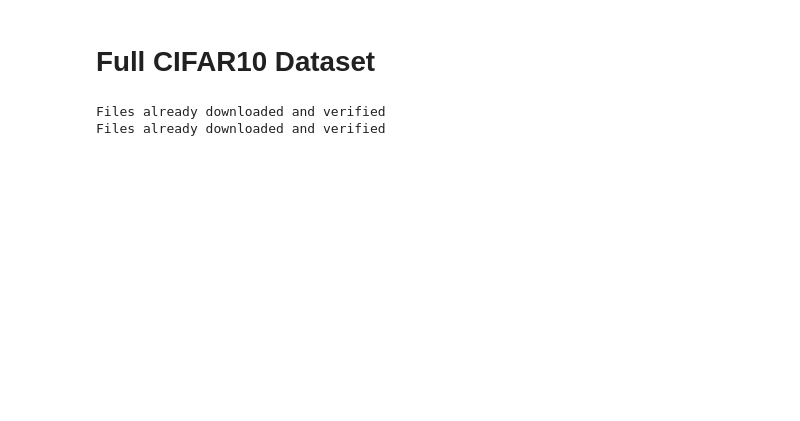
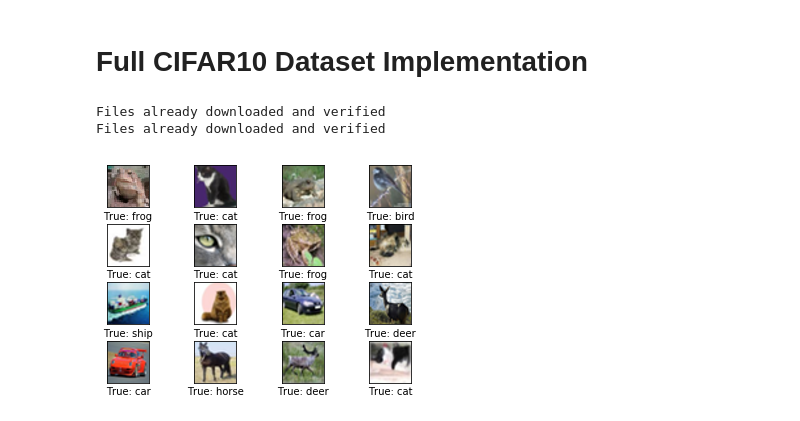
Before and after one commit to victor-iyi/pytorch-examples, a Jupyter notebook: 04 - Training a classifier/full-cifar10.ipynb, the cells around one changed output. Cells and saved outputs as stored; diff of their text form; code cells hidden in the pictures; blank space fills up the shorter version.

Commit message:
Full implementation of the CIFAR10 dataset

```diff
--- a/04 - Training a classifier/full-cifar10.ipynb
+++ b/04 - Training a classifier/full-cifar10.ipynb
@@ -1,3 +1,3 @@
 # %% [markdown]
-# Full CIFAR10 Dataset
+# Full CIFAR10 Dataset Implementation
 # %%
@@ -60,45 +65,14 @@ testset = torch.utils.data.DataLoader(testset, batch_size=batch_size, shuffle=Fa
 Files already downloaded and verified
 Files already downloaded and verified
 # %%
-# Visualization function to visualize dataset.
-def visualize(data, title='Visualization', smooth=False):
-    # Iterate over the data.
-    data_iter = iter(data)
-    # Unpack images and labels.
-    images, labels = data_iter.next()
-    # Free up memory
-    del data_iter
-    # Join labels separated by spaces.
-    labels = ' '.join(classes[label] for label in labels)
-    # Call to helper function for plotting images.
-    imshow(images, title=title, smooth=smooth)
-    # Print out the labels.
-    print('{} labels: {}'.format(title, labels))
-
-
-# Helper function for plotting images.
-def imshow(img, title, smooth=False):
-    # Concatenate images into grids.
-    img = torchvision.utils.make_grid(img)
-    # Unnormalize image as necessary.
-    img = img/2+0.5 if normalize else img
-    # Interpolation parameters for image smoothening.
-    smooth = 'bicubic' if smooth else 'spline16'
-    # Convert the images to a numpy array.
-    np_img = img.numpy()
-    # Plot images
-    plt.imshow(np.transpose(np_img, [1, 2, 0]), interpolation=smooth)
-    plt.title(title)
-    plt.show()
-
-
-def plot_images(images, labels, pred=None, smooth=True):
+# Helper function to plot images and labels
+def imshow(images, labels, pred=None, smooth=True):
     images = images / 2 + 0.5 if normalize else images
     # Create figure with sub-plots.
     fig, axes = plt.subplots(4, 4)
 
     # Adjust vertical spacing if we need to print ensemble and best-net.
-    wspace, hspace = 0.3, 0.6 if pred else 0.3
+    wspace, hspace = 0.2, 0.8 if pred is not None else 0.4
     fig.subplots_adjust(hspace=hspace, wspace=wspace)
 
     for i, ax in enumerate(axes.flat):
@@ -106,37 +80,52 @@ def plot_images(images, labels, pred=None, smooth=True):
         smooth = 'spline16' if smooth else 'nearest'
 
         # Plot image.
         ax.imshow(np.transpose(images[i], (1, 2, 0)), interpolation=smooth)
 
         # Name of the true class.
         labels_name = classes[labels[i]]
 
         # Show true and predicted classes.
         if pred is None:
             xlabel = f'True: {labels_name}'
         else:
             # Name of the predicted class.
             pred_name = classes[pred[i]]
 
             xlabel = f'True: {labels_name}\nPred: {pred_name}'
 
         # Show the classes as the label on the x-axis.
         ax.set_xlabel(xlabel)
 
         # Remove ticks from the plot.
         ax.set_xticks([])
         ax.set_yticks([])
 
     # Ensure the plot is shown correctly with multiple plots
     # in a single Notebook cell.
     plt.show()
 
 
+# Visualization function to visualize dataset.
+def visualize(data, smooth=False):
+    # Iterate over the data.
+    data_iter = iter(data)
+
+    # Unpack images and labels.
+    images, labels = data_iter.next()
+
+    # Free up memory
+    del data_iter
+
+    # Call to helper function for plotting images.
+    imshow(images, labels=labels, smooth=smooth)
+
+
+
 # Let's visualize some training set.
-# visualize(trainset, title='Training set', smooth=True)
-train_iter = iter(trainset)
-images, labels = train_iter.next()
-plot_images(images, labels=labels, smooth=False)
+visualize(trainset)
+# %% [output]
+[figure, added]
 # %%
 class Network(nn.Module):
 
```
Also changed, not shown: parts of 9 cells of this notebook, 1 other file.
